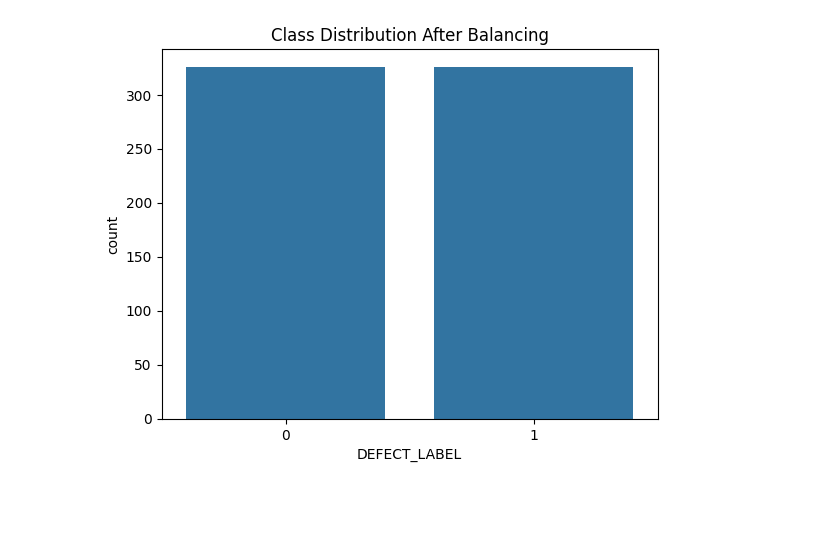
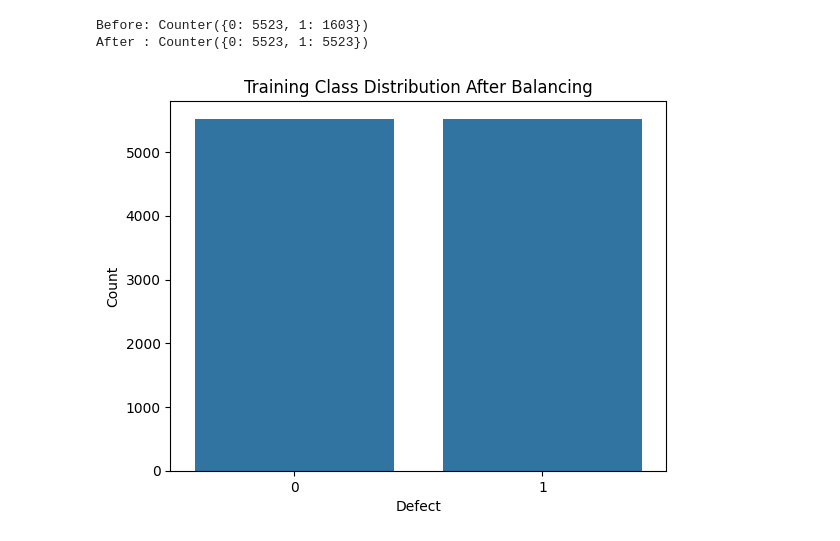
Before and after one commit to yasseen116/Software-Defect-predection-Project, a Jupyter notebook: DS_project.ipynb, the cells around one changed output. Drawn from its saved outputs; the diff is of its cells as text; code cells hidden in the pictures; blank space fills up the shorter version.

```diff
--- a/DS_project.ipynb
+++ b/DS_project.ipynb
@@ -201,0 +307,23 @@ df.head()
+# %%
+# Compare before and after capping for selected important features
+
+selected_plot_cols = ["lines_of_code", "cyclomatic_complexity", "essential_complexity", "design_complexity", "halstead_length", "halstead_volume"]
+
+plt.figure(figsize=(15, 8))
+
+for i, col in enumerate(selected_plot_cols, 1):
+    plt.subplot(2, 3, i)
+
+    plot_data = pd.DataFrame({
+        "Before": df[col],
+        "After": df_capped[col]
+    })
+
+    sns.boxplot(data=plot_data)
+    plt.title(col)
+# Use the capped dataset for the remaining steps
+df = df_capped.copy()
+
+plt.tight_layout()
+
+plt.show()
@@ -294,8 +428,27 @@ df_balanced = pd.concat([df_majority, df_minority_upsampled]).sample(frac=1, ran
+# %%
+# balancing training data
+!pip install -q imbalanced-learn
+
+from imblearn.over_sampling import SMOTE
+from collections import Counter
+
+smote = SMOTE(random_state=42, k_neighbors=5)
+X_train_balanced, y_train_balanced = smote.fit_resample(X_train, y_train)
+
+print("Before:", Counter(y_train))
+print("After :", Counter(y_train_balanced))
+# %% [output]
+Before: Counter({0: 5523, 1: 1603})
+After : Counter({0: 5523, 1: 5523})
 # %%
-# Plot the class distribution after balancing
-sns.countplot(x="DEFECT_LABEL", data=df_balanced)
-plt.title("Class Distribution After Balancing")
+# Plot training class distribution after balancing
+
+sns.countplot(x=y_train_balanced)
+
+plt.title("Training Class Distribution After Balancing")
+plt.xlabel("Defect")
+plt.ylabel("Count")
 plt.show()
 # %% [output]
-[figure, old version]
+[figure, new version]
 # %%
```
Also changed, not shown: parts of 43 cells of this notebook.
